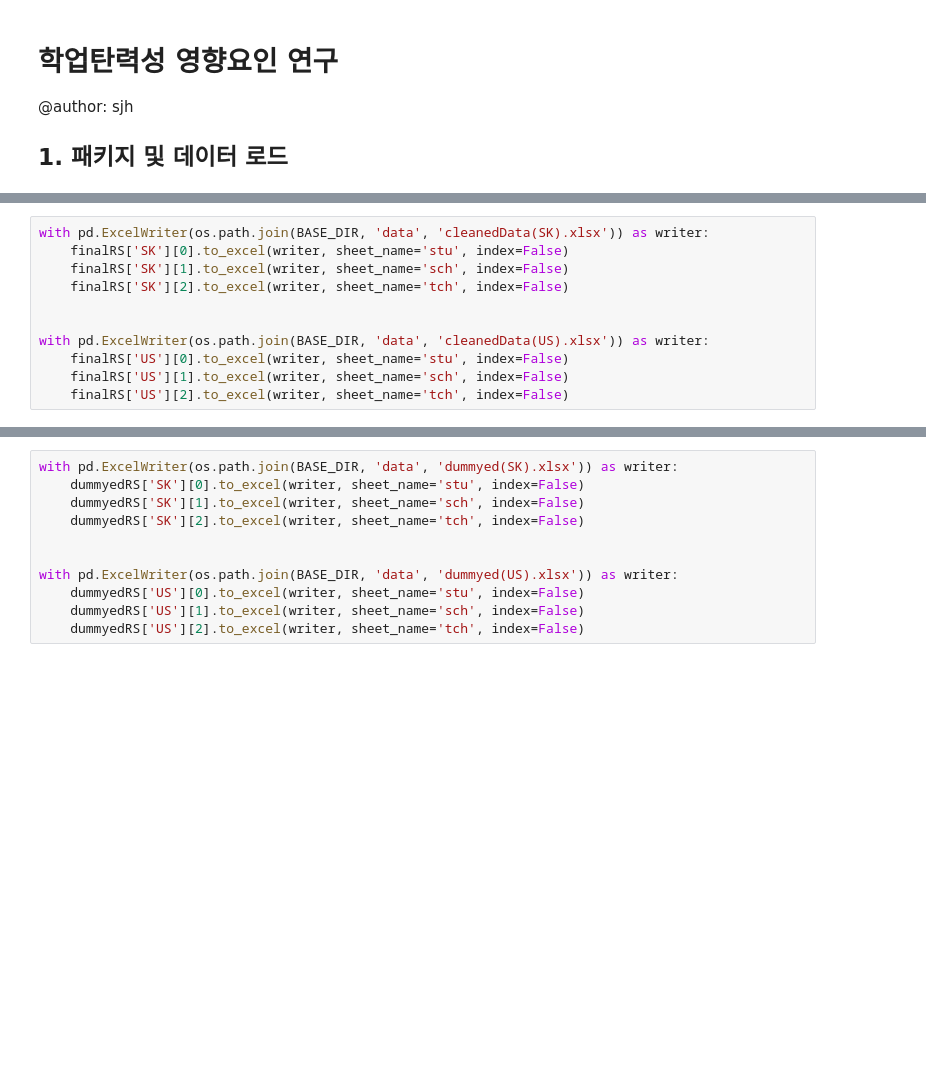
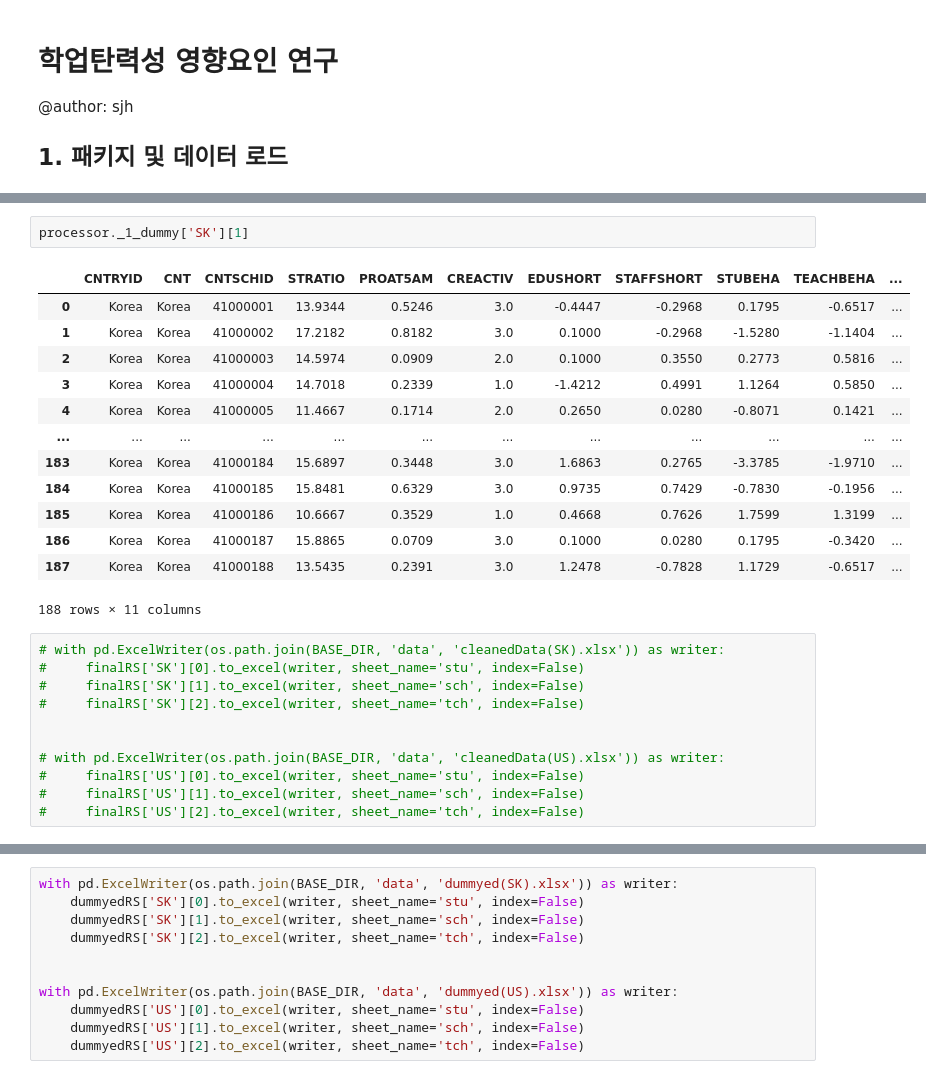
Before and after one commit to huni1023/Research, a Jupyter notebook: MixedRF/analysis.ipynb, the cells around one changed output, grey strips where cells are left out. Saved outputs shown, nothing was run; the diff lists cells and outputs as text; blank space fills up the shorter version.

```diff
--- a/MixedRF/analysis.ipynb
+++ b/MixedRF/analysis.ipynb
@@ -133,11 +437,27 @@ finalRS = preprocessor.cleaningVariable(codeBook=dataSet.cb)
+# %%
+processor._1_dummy['SK'][1]
+# %% [output]
+|  | CNTRYID | CNT | CNTSCHID | STRATIO | PROAT5AM | CREACTIV | EDUSHORT | STAFFSHORT | STUBEHA | TEACHBEHA | ... |
+| 0 | Korea | Korea | 41000001 | 13.9344 | 0.5246 | 3.0 | -0.4447 | -0.2968 | 0.1795 | -0.6517 | ... |
+| 1 | Korea | Korea | 41000002 | 17.2182 | 0.8182 | 3.0 | 0.1000 | -0.2968 | -1.5280 | -1.1404 | ... |
+| 2 | Korea | Korea | 41000003 | 14.5974 | 0.0909 | 2.0 | 0.1000 | 0.3550 | 0.2773 | 0.5816 | ... |
+| 3 | Korea | Korea | 41000004 | 14.7018 | 0.2339 | 1.0 | -1.4212 | 0.4991 | 1.1264 | 0.5850 | ... |
+| 4 | Korea | Korea | 41000005 | 11.4667 | 0.1714 | 2.0 | 0.2650 | 0.0280 | -0.8071 | 0.1421 | ... |
+| ... | ... | ... | ... | ... | ... | ... | ... | ... | ... | ... | ... |
+| 183 | Korea | Korea | 41000184 | 15.6897 | 0.3448 | 3.0 | 1.6863 | 0.2765 | -3.3785 | -1.9710 | ... |
+| 184 | Korea | Korea | 41000185 | 15.8481 | 0.6329 | 3.0 | 0.9735 | 0.7429 | -0.7830 | -0.1956 | ... |
+| 185 | Korea | Korea | 41000186 | 10.6667 | 0.3529 | 1.0 | 0.4668 | 0.7626 | 1.7599 | 1.3199 | ... |
+| 186 | Korea | Korea | 41000187 | 15.8865 | 0.0709 | 3.0 | 0.1000 | 0.0280 | 0.1795 | -0.3420 | ... |
+| 187 | Korea | Korea | 41000188 | 13.5435 | 0.2391 | 3.0 | 1.2478 | -0.7828 | 1.1729 | -0.6517 | ... |
+188 rows × 11 columns
 # %%
-with pd.ExcelWriter(os.path.join(BASE_DIR, 'data', 'cleanedData(SK).xlsx')) as writer:
-    finalRS['SK'][0].to_excel(writer, sheet_name='stu', index=False)
-    finalRS['SK'][1].to_excel(writer, sheet_name='sch', index=False)
-    finalRS['SK'][2].to_excel(writer, sheet_name='tch', index=False)
+# with pd.ExcelWriter(os.path.join(BASE_DIR, 'data', 'cleanedData(SK).xlsx')) as writer:
+#     finalRS['SK'][0].to_excel(writer, sheet_name='stu', index=False)
+#     finalRS['SK'][1].to_excel(writer, sheet_name='sch', index=False)
+#     finalRS['SK'][2].to_excel(writer, sheet_name='tch', index=False)
 
 
-with pd.ExcelWriter(os.path.join(BASE_DIR, 'data', 'cleanedData(US).xlsx')) as writer:
-    finalRS['US'][0].to_excel(writer, sheet_name='stu', index=False)
-    finalRS['US'][1].to_excel(writer, sheet_name='sch', index=False)
-    finalRS['US'][2].to_excel(writer, sheet_name='tch', index=False)
+# with pd.ExcelWriter(os.path.join(BASE_DIR, 'data', 'cleanedData(US).xlsx')) as writer:
+#     finalRS['US'][0].to_excel(writer, sheet_name='stu', index=False)
+#     finalRS['US'][1].to_excel(writer, sheet_name='sch', index=False)
+#     finalRS['US'][2].to_excel(writer, sheet_name='tch', index=False)
```
Also changed, not shown: parts of 22 cells of this notebook, 1 other file.
